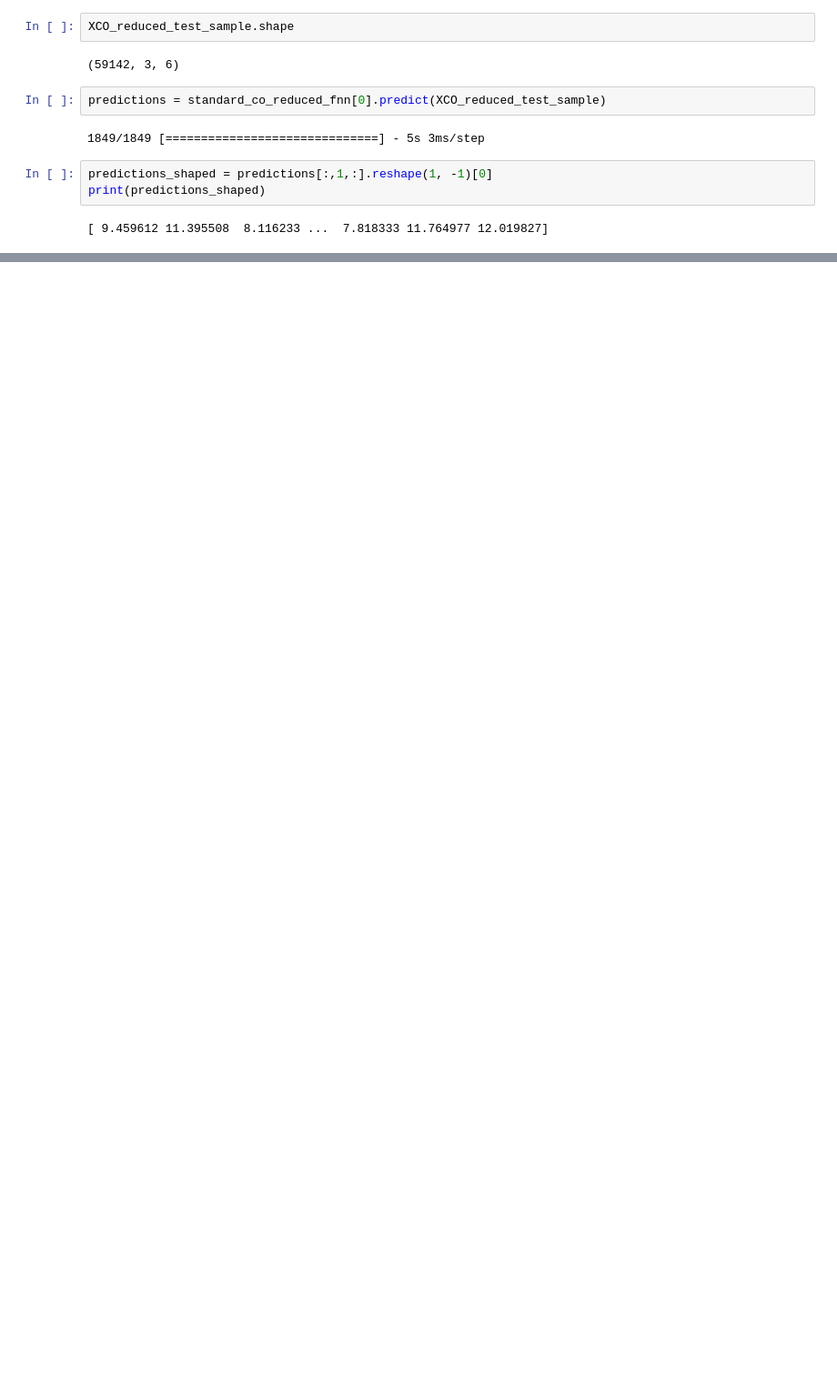
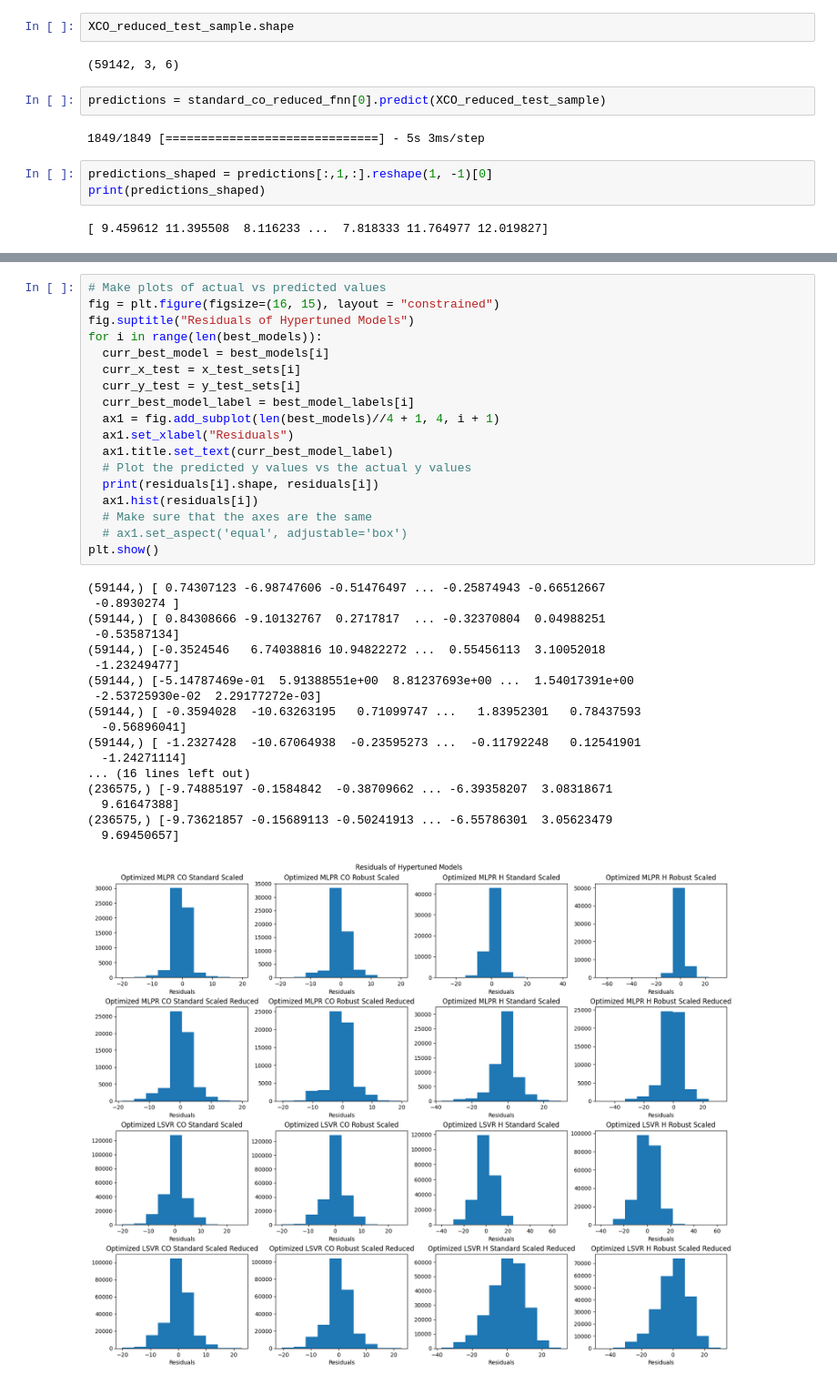
Before and after one commit to Jwdegames/GasSensorMLTasks, a Jupyter notebook: Task_1/STAT_483_Task_1_Jacob_FNN_&_SVR.ipynb, the cells around one changed output, grey strips where cells are left out. Shown at 91% size. Saved outputs shown, nothing was run; the diff lists cells and outputs as text; blank space fills up the shorter version.

```diff
--- a/Task_1/STAT_483_Task_1_Jacob_FNN_&_SVR.ipynb
+++ b/Task_1/STAT_483_Task_1_Jacob_FNN_&_SVR.ipynb
@@ -636,0 +1022,37 @@ print(predictions_shaped)
+# %%
+# Make plots of actual vs predicted values
+fig = plt.figure(figsize=(16, 15), layout = "constrained")
+fig.suptitle("Residuals of Hypertuned Models")
+for i in range(len(best_models)):
+  curr_best_model = best_models[i]
+  curr_x_test = x_test_sets[i]
+  curr_y_test = y_test_sets[i]
+  curr_best_model_label = best_model_labels[i]
+  ax1 = fig.add_subplot(len(best_models)//4 + 1, 4, i + 1)
+  ax1.set_xlabel("Residuals")
+  ax1.title.set_text(curr_best_model_label)
+  # Plot the predicted y values vs the actual y values
+  print(residuals[i].shape, residuals[i])
+  ax1.hist(residuals[i])
+  # Make sure that the axes are the same
+  # ax1.set_aspect('equal', adjustable='box')
+plt.show()
+# %% [output]
+(59144,) [ 0.74307123 -6.98747606 -0.51476497 ... -0.25874943 -0.66512667
+ -0.8930274 ]
+(59144,) [ 0.84308666 -9.10132767  0.2717817  ... -0.32370804  0.04988251
+ -0.53587134]
+(59144,) [-0.3524546   6.74038816 10.94822272 ...  0.55456113  3.10052018
+ -1.23249477]
+(59144,) [-5.14787469e-01  5.91388551e+00  8.81237693e+00 ...  1.54017391e+00
+ -2.53725930e-02  2.29177272e-03]
+(59144,) [ -0.3594028  -10.63263195   0.71099747 ...   1.83952301   0.78437593
+  -0.56896041]
+(59144,) [ -1.2327428  -10.67064938  -0.23595273 ...  -0.11792248   0.12541901
+  -1.24271114]
+... (16 lines left out)
+(236575,) [-9.74885197 -0.1584842  -0.38709662 ... -6.39358207  3.08318671
+  9.61647388]
+(236575,) [-9.73621857 -0.15689113 -0.50241913 ... -6.55786301  3.05623479
+  9.69450657]
+[figure, added]
```
Also changed, not shown: parts of 20 cells of this notebook.
